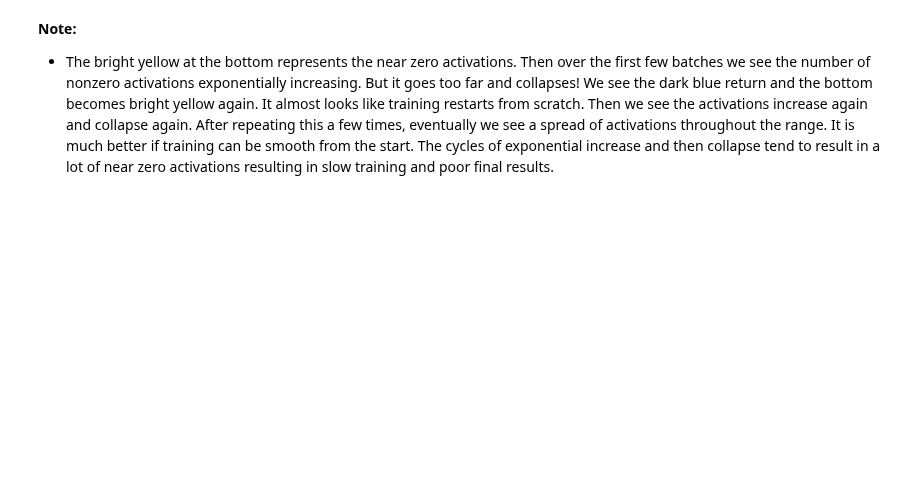
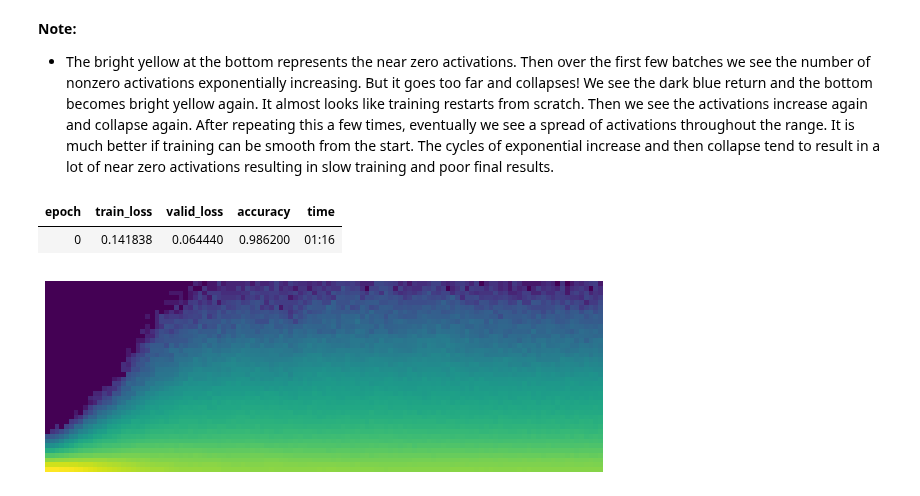
Before and after one commit to ThinamXx/Fastai, a Jupyter notebook: 12. Convolutional Neural Networks/CNN.ipynb, the cells around one changed output. Drawn from its saved outputs; the diff is of its cells as text; code cells hidden in the pictures; blank space fills up the shorter version.

```diff
--- a/12. Convolutional Neural Networks/CNN.ipynb
+++ b/12. Convolutional Neural Networks/CNN.ipynb
@@ -371,3 +371,21 @@ learn.activation_stats.color_dim(-2)
 # %% [markdown]
 **Note:**
 - The bright yellow at the bottom represents the near zero activations. Then over the first few batches we see the number of nonzero activations exponentially increasing. But it goes too far and collapses! We see the dark blue return and the bottom becomes bright yellow again. It almost looks like training restarts from scratch. Then we see the activations increase again and collapse again. After repeating this a few times, eventually we see a spread of activations throughout the range. It is much better if training can be smooth from the start. The cycles of exponential increase and then collapse tend to result in a lot of near zero activations resulting in slow training and poor final results.
+# %%
+#@ DEFINING FUNCTION FOR CONVOLUTIONS WITH BATCH NORMALIZATION:
+def conv(ni, nf, ks=3, act=True):                                            # Defining Function for Convolutions.
+    layers = [nn.Conv2d(ni, nf, stride=2, kernel_size=ks, padding=ks//2)]    # Initializing Convolutional Layer.
+    layers.append(nn.BatchNorm2d(nf))                                        # Adding Batch Normalization Layer.
+    if act: layers.append(nn.ReLU())                                         # Adding RELU Activation Function.
+    return nn.Sequential(*layers)                                            # Initializing Sequential Class.
+
+#@ IMPLEMENTATION OF CONVOLUTIONS:
+learn = fit()                                                                # Training the Model.
+# %% [output]
+| epoch | train_loss | valid_loss | accuracy | time |
+| 0 | 0.141838 | 0.064440 | 0.986200 | 01:16 |
+# %%
+#@ INSPECTING TRAINING: COLORFUL DIMENSIONS:
+learn.activation_stats.color_dim(-4)
+# %% [output]
+[figure, added]
```
Also changed, not shown: parts of 16 cells of this notebook.
